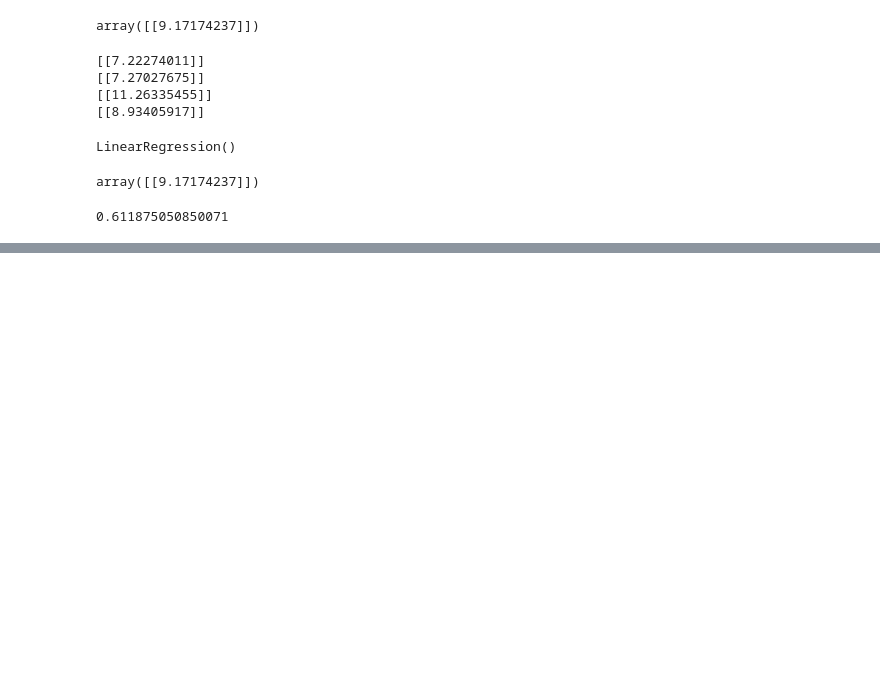
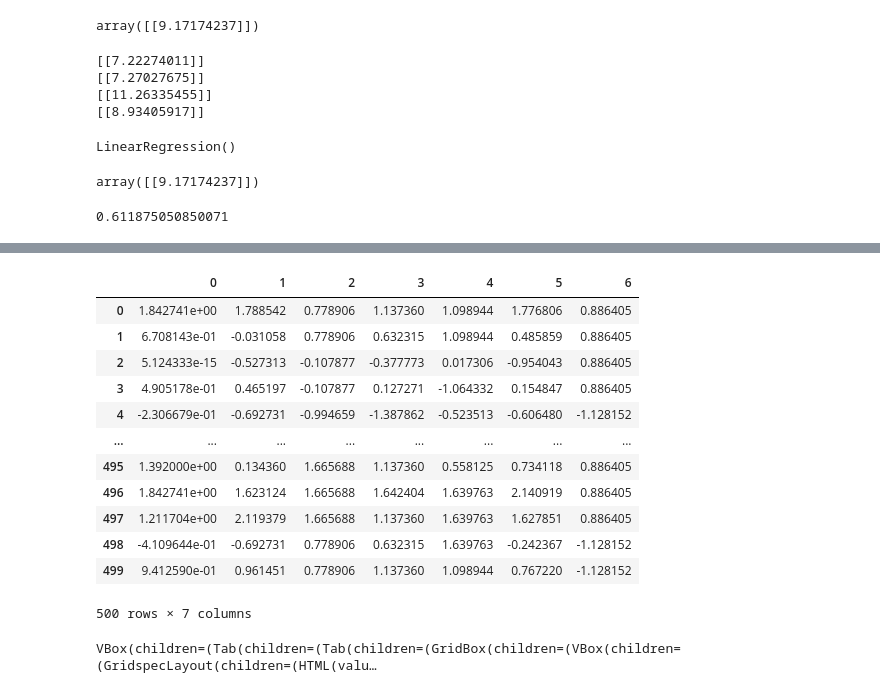
Before and after one commit to calkikhunt/Practice, a Jupyter notebook: Linear Regression/Practice.ipynb, the cells around one changed output, grey strips where cells are left out. Drawn from its saved outputs; the diff is of its cells as text; code cells hidden in the pictures; blank space fills up the shorter version.

```diff
--- a/Linear Regression/Practice.ipynb
+++ b/Linear Regression/Practice.ipynb
@@ -104,0 +365,22 @@ saved_model.score(x, y) # acurracy
+# %%
+df1 = pd.DataFrame(arr)
+df1
+# %% [output]
+|  | 0 | 1 | 2 | 3 | 4 | 5 | 6 |
+| 0 | 1.842741e+00 | 1.788542 | 0.778906 | 1.137360 | 1.098944 | 1.776806 | 0.886405 |
+| 1 | 6.708143e-01 | -0.031058 | 0.778906 | 0.632315 | 1.098944 | 0.485859 | 0.886405 |
+| 2 | 5.124333e-15 | -0.527313 | -0.107877 | -0.377773 | 0.017306 | -0.954043 | 0.886405 |
+| 3 | 4.905178e-01 | 0.465197 | -0.107877 | 0.127271 | -1.064332 | 0.154847 | 0.886405 |
+| 4 | -2.306679e-01 | -0.692731 | -0.994659 | -1.387862 | -0.523513 | -0.606480 | -1.128152 |
+| ... | ... | ... | ... | ... | ... | ... | ... |
+| 495 | 1.392000e+00 | 0.134360 | 1.665688 | 1.137360 | 0.558125 | 0.734118 | 0.886405 |
+| 496 | 1.842741e+00 | 1.623124 | 1.665688 | 1.642404 | 1.639763 | 2.140919 | 0.886405 |
+| 497 | 1.211704e+00 | 2.119379 | 1.665688 | 1.137360 | 1.639763 | 1.627851 | 0.886405 |
+| 498 | -4.109644e-01 | -0.692731 | 0.778906 | 0.632315 | 1.639763 | -0.242367 | -1.128152 |
+| 499 | 9.412590e-01 | 0.961451 | 0.778906 | 1.137360 | 1.098944 | 0.767220 | -1.128152 |
+500 rows × 7 columns
+# %%
+pf1 = df1.profile_report()
+pf1.to_widgets()
+# %% [output]
+VBox(children=(Tab(children=(Tab(children=(GridBox(children=(VBox(children=(GridspecLayout(children=(HTML(valu…
```
Also changed, not shown: parts of 60 cells of this notebook, 11 other files.
